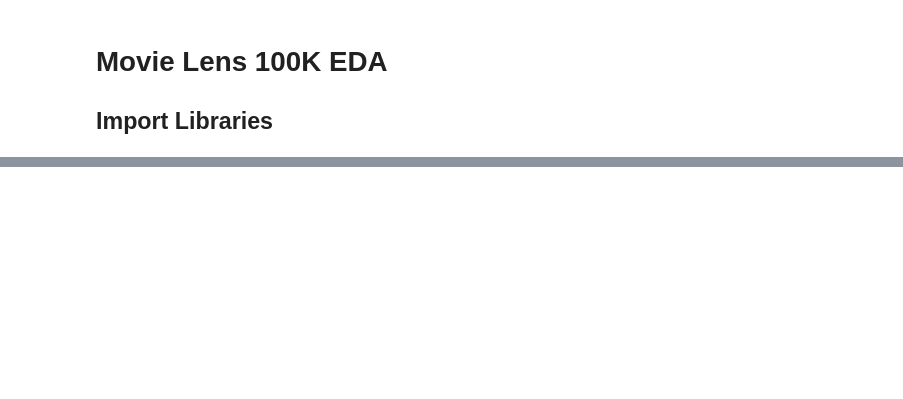
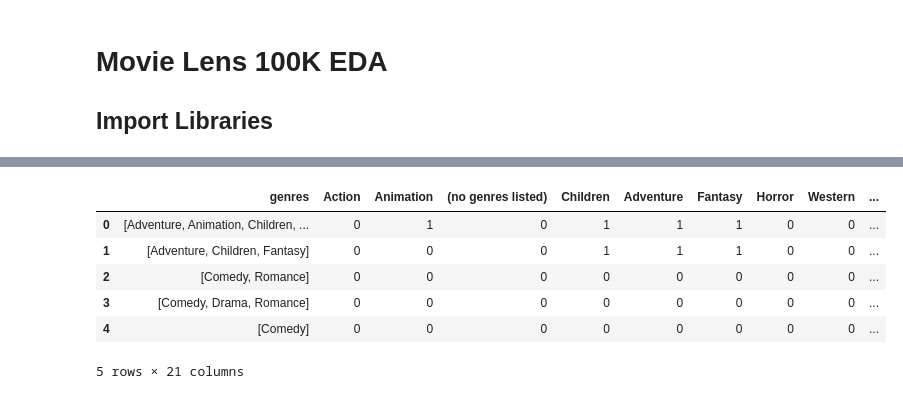
Before and after one commit to JFriendship/Movie-Recommendation-System, a Jupyter notebook: movieLensEDA.ipynb, the cells around one changed output, grey strips where cells are left out. Cells and saved outputs as stored; diff of their text form; code cells hidden in the pictures; blank space fills up the shorter version.

```diff
--- a/movieLensEDA.ipynb
+++ b/movieLensEDA.ipynb
@@ -22,0 +192,14 @@ print(df_movies.head())
+# %%
+for idx, genre_list in enumerate(genre_split['genres']):
+    for genre in genre_list:
+        df_genres.loc[idx, genre] = 1
+
+df_genres.head()
+# %% [output]
+|  | genres | Action | Animation | (no genres listed) | Children | Adventure | Fantasy | Horror | Western | ... |
+| 0 | [Adventure, Animation, Children, ... | 0 | 1 | 0 | 1 | 1 | 1 | 0 | 0 | ... |
+| 1 | [Adventure, Children, Fantasy] | 0 | 0 | 0 | 1 | 1 | 1 | 0 | 0 | ... |
+| 2 | [Comedy, Romance] | 0 | 0 | 0 | 0 | 0 | 0 | 0 | 0 | ... |
+| 3 | [Comedy, Drama, Romance] | 0 | 0 | 0 | 0 | 0 | 0 | 0 | 0 | ... |
+| 4 | [Comedy] | 0 | 0 | 0 | 0 | 0 | 0 | 0 | 0 | ... |
+5 rows × 21 columns
```
Also changed, not shown: parts of 25 cells of this notebook.
